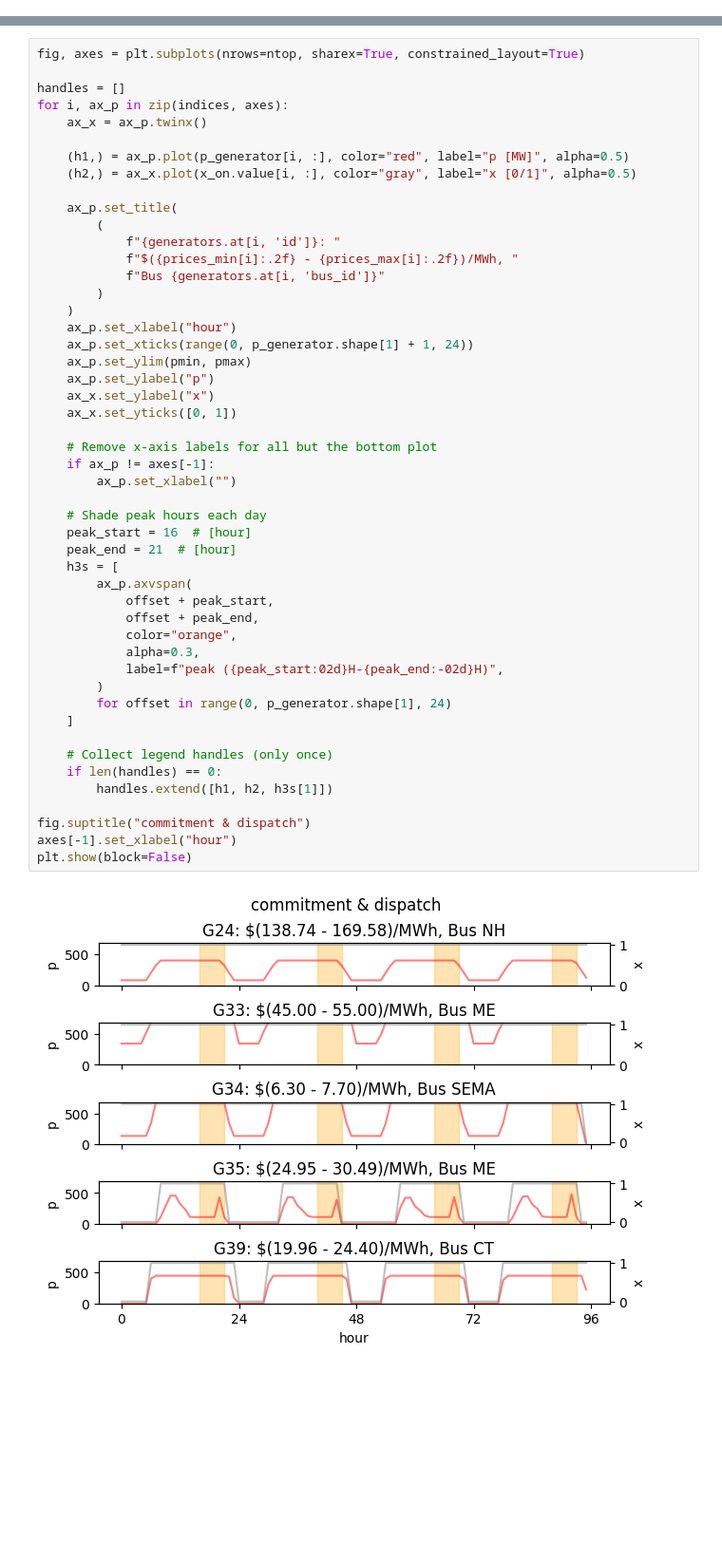
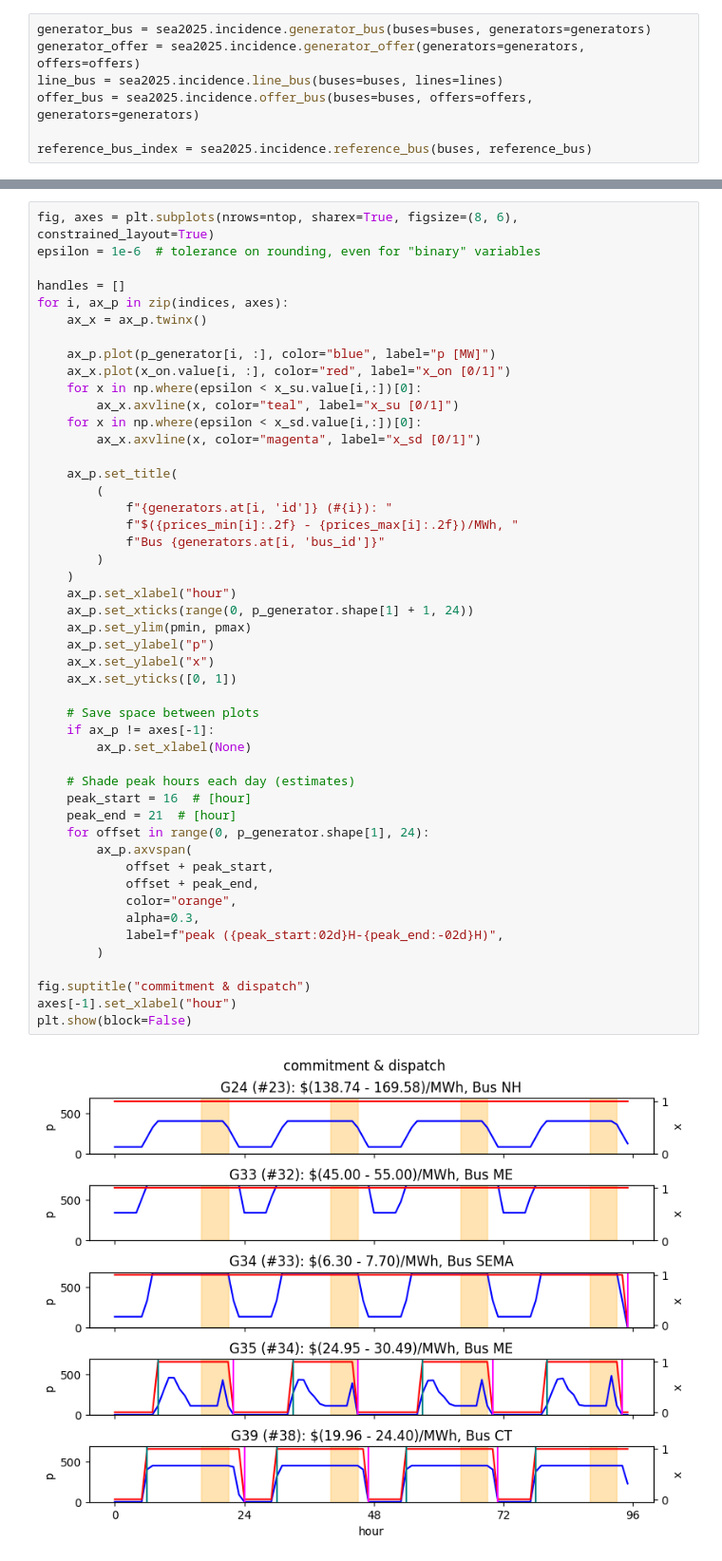
Before and after one commit to ne-pearl/arrow-sea, a Jupyter notebook: deepnote/part4_uc.ipynb, the cells around one changed output, grey strips where cells are left out. Shown at 95% size. Drawn from its saved outputs; the diff is of its cells as text; blank space fills up the shorter version.

```diff
--- a/deepnote/part4_uc.ipynb
+++ b/deepnote/part4_uc.ipynb
@@ -125,0 +48,7 @@ for t in loads.index:
+# %%
+generator_bus = sea2025.incidence.generator_bus(buses=buses, generators=generators)
+generator_offer = sea2025.incidence.generator_offer(generators=generators, offers=offers)
+line_bus = sea2025.incidence.line_bus(buses=buses, lines=lines)
+offer_bus = sea2025.incidence.offer_bus(buses=buses, offers=offers, generators=generators)
+
+reference_bus_index = sea2025.incidence.reference_bus(buses, reference_bus)
@@ -180,51 +218,50 @@ pmax = np.max(p_generator[indices, :])
 # %%
-fig, axes = plt.subplots(nrows=ntop, sharex=True, constrained_layout=True)
+fig, axes = plt.subplots(nrows=ntop, sharex=True, figsize=(8, 6), constrained_layout=True)
+epsilon = 1e-6  # tolerance on rounding, even for "binary" variables
 
 handles = []
 for i, ax_p in zip(indices, axes):
     ax_x = ax_p.twinx()
 
-    (h1,) = ax_p.plot(p_generator[i, :], color="red", label="p [MW]", alpha=0.5)
-    (h2,) = ax_x.plot(x_on.value[i, :], color="gray", label="x [0/1]", alpha=0.5)
+    ax_p.plot(p_generator[i, :], color="blue", label="p [MW]")
+    ax_x.plot(x_on.value[i, :], color="red", label="x_on [0/1]")
+    for x in np.where(epsilon < x_su.value[i,:])[0]:
+        ax_x.axvline(x, color="teal", label="x_su [0/1]")
+    for x in np.where(epsilon < x_sd.value[i,:])[0]:
+        ax_x.axvline(x, color="magenta", label="x_sd [0/1]")
 
     ax_p.set_title(
         (
-            f"{generators.at[i, 'id']}: "
+            f"{generators.at[i, 'id']} (#{i}): "
             f"$({prices_min[i]:.2f} - {prices_max[i]:.2f})/MWh, "
             f"Bus {generators.at[i, 'bus_id']}"
         )
     )
     ax_p.set_xlabel("hour")
     ax_p.set_xticks(range(0, p_generator.shape[1] + 1, 24))
     ax_p.set_ylim(pmin, pmax)
     ax_p.set_ylabel("p")
     ax_x.set_ylabel("x")
     ax_x.set_yticks([0, 1])
 
-    # Remove x-axis labels for all but the bottom plot
+    # Save space between plots
     if ax_p != axes[-1]:
-        ax_p.set_xlabel("")
+        ax_p.set_xlabel(None)
 
-    # Shade peak hours each day
+    # Shade peak hours each day (estimates)
     peak_start = 16  # [hour]
     peak_end = 21  # [hour]
-    h3s = [
+    for offset in range(0, p_generator.shape[1], 24):
         ax_p.axvspan(
             offset + peak_start,
             offset + peak_end,
             color="orange",
             alpha=0.3,
             label=f"peak ({peak_start:02d}H-{peak_end:-02d}H)",
         )
-        for offset in range(0, p_generator.shape[1], 24)
-    ]
-
-    # Collect legend handles (only once)
-    if len(handles) == 0:
-        handles.extend([h1, h2, h3s[1]])
 
 fig.suptitle("commitment & dispatch")
 axes[-1].set_xlabel("hour")
 plt.show(block=False)
 # %% [output]
-[figure, old version]
+[figure, new version]
```
Also changed, not shown: parts of 25 cells of this notebook, 3 other files.
